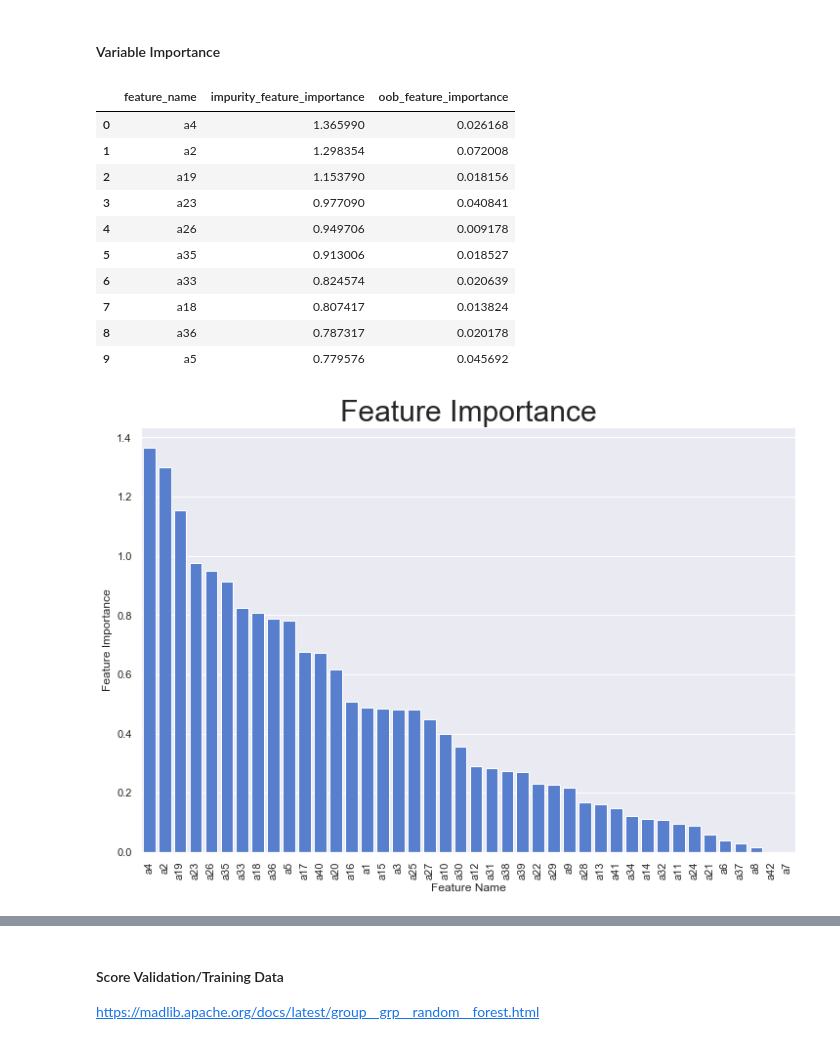
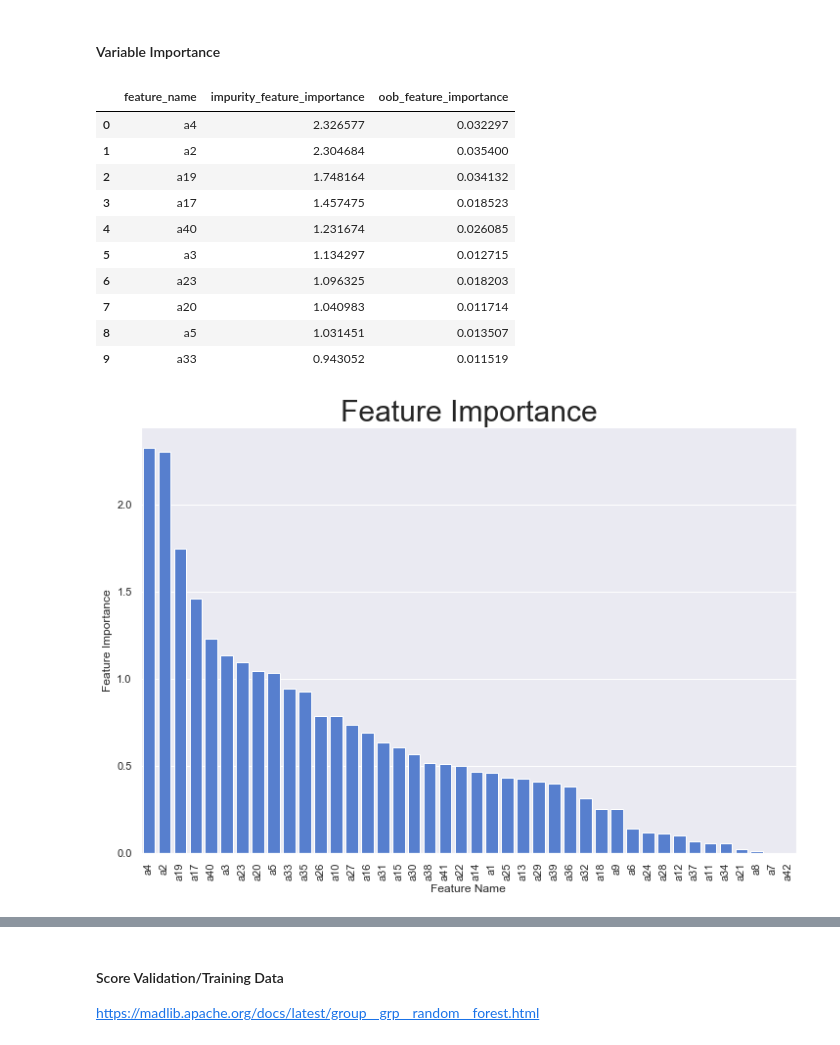
Before and after one commit to reductionista/madlib-site, a Jupyter notebook: community-artifacts/network_anomaly_v3.ipynb, the cells around one changed output, grey strips where cells are left out. Cells and saved outputs as stored; diff of their text form; code cells hidden in the pictures.

```diff
--- a/community-artifacts/network_anomaly_v3.ipynb
+++ b/community-artifacts/network_anomaly_v3.ipynb
@@ -1723,0 +1802,13 @@ SELECT y,COUNT(*) FROM balanced3_test GROUP BY y;
+# %%
+%%sql
+DROP TABLE IF EXISTS balanced4_train, balanced4_test;
+SELECT madlib.train_test_split(
+                                'training_data_sample4',    -- Source table
+                                'balanced4',            -- Output table
+                                0.8,       -- Sample proportion
+                                NULL,       -- Sample proportion
+                                NULL,       -- Strata definition
+                                NULL,       -- Columns to output
+                                FALSE,     -- Sample without replacement
+                                TRUE);    -- Separate output tables
+SELECT y,COUNT(*) FROM balanced4_train GROUP BY y;
@@ -1784,31 +1916,31 @@ Done.
 <a id="rf_variable_importance"></a>
 #### Variable Importance
 # %%
-query = """SET search_path=network_anomaly_run3, madlib;
+query = """SET search_path=public, madlib;
     SELECT unnest(string_to_array(independent_varnames,',')) AS feature_name
           ,unnest(impurity_var_importance) AS impurity_feature_importance
           ,unnest(oob_var_importance) AS oob_feature_importance
-    FROM rf_model3_group l
-        ,rf_model3_summary r
+    FROM rf_model4_group l
+        ,rf_model4_summary r
     ORDER BY 2 DESC
 """
 
 df = query_gpdb(query)
 ipd.display(df.head(10))
 bar_plot(df,"Feature Importance","feature_name",'Feature Name',"impurity_feature_importance","Feature Importance", "#4378E2")
 # %% [output]
 |  | feature_name | impurity_feature_importance | oob_feature_importance |
-| 0 | a4 | 1.365990 | 0.026168 |
-| 1 | a2 | 1.298354 | 0.072008 |
-| 2 | a19 | 1.153790 | 0.018156 |
-| 3 | a23 | 0.977090 | 0.040841 |
-| 4 | a26 | 0.949706 | 0.009178 |
-| 5 | a35 | 0.913006 | 0.018527 |
-| 6 | a33 | 0.824574 | 0.020639 |
-| 7 | a18 | 0.807417 | 0.013824 |
-| 8 | a36 | 0.787317 | 0.020178 |
-| 9 | a5 | 0.779576 | 0.045692 |
+| 0 | a4 | 2.326577 | 0.032297 |
+| 1 | a2 | 2.304684 | 0.035400 |
+| 2 | a19 | 1.748164 | 0.034132 |
+| 3 | a17 | 1.457475 | 0.018523 |
+| 4 | a40 | 1.231674 | 0.026085 |
+| 5 | a3 | 1.134297 | 0.012715 |
+| 6 | a23 | 1.096325 | 0.018203 |
+| 7 | a20 | 1.040983 | 0.011714 |
+| 8 | a5 | 1.031451 | 0.013507 |
+| 9 | a33 | 0.943052 | 0.011519 |
-[figure, old version]
+[figure, new version]
 # %%
 bar_plot(df,"Feature Importance","feature_name",'Feature Name',"oob_feature_importance","Feature Importance", "#4378E2")
 # %% [output]
```
Also changed, not shown: parts of 23 cells of this notebook, 2 other files.
